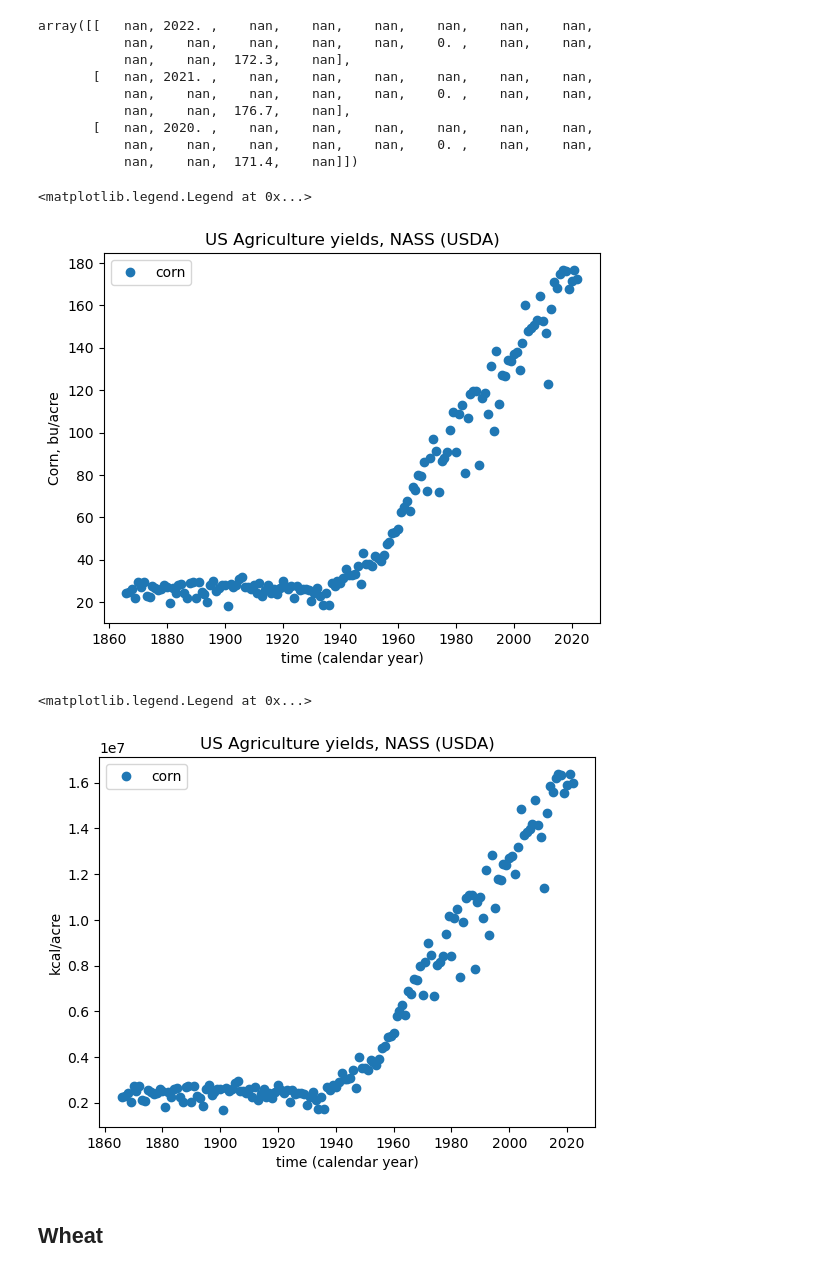
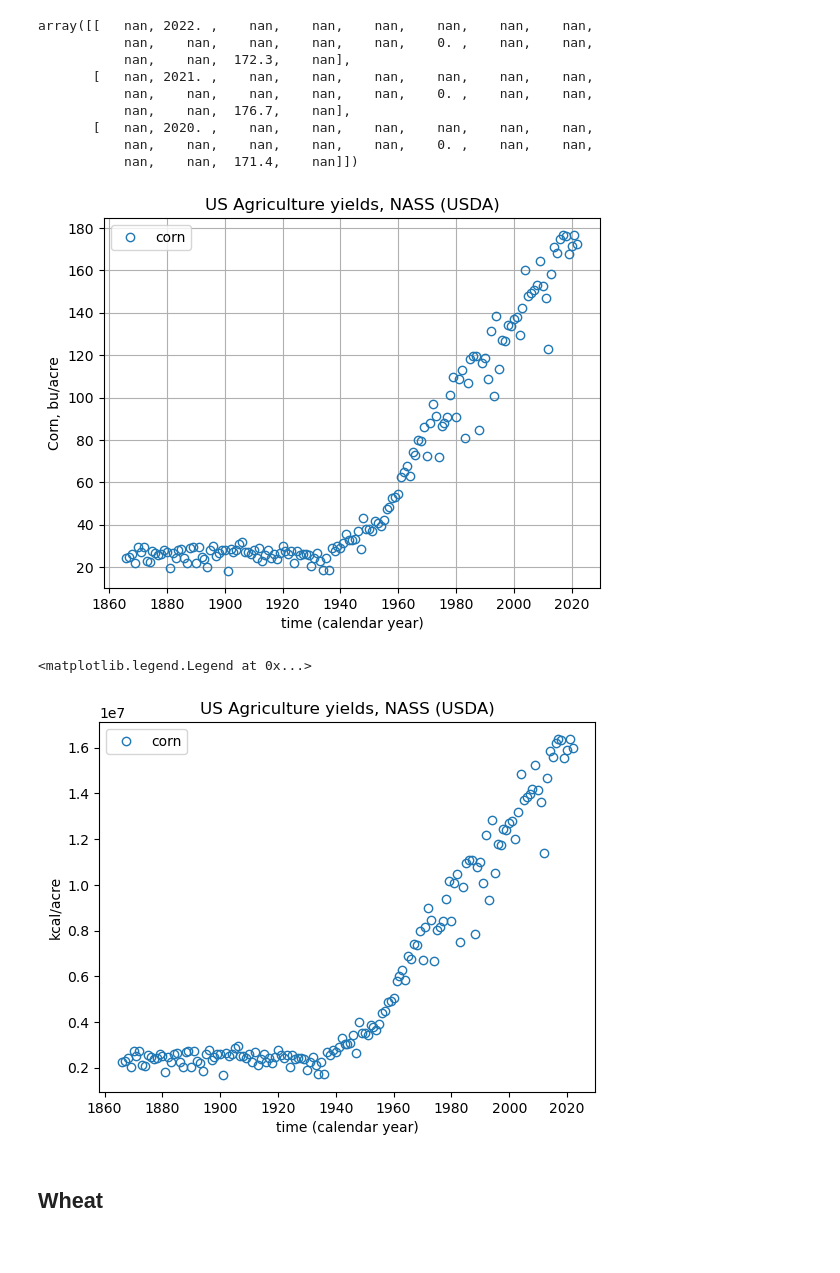
Before and after one commit to ntmoore/food_energy_paper, a Jupyter notebook: ag_yields_graph/make_figure.ipynb, the cells around one changed output. Drawn from its saved outputs; the diff is of its cells as text; code cells hidden in the pictures.

```diff
--- a/ag_yields_graph/make_figure.ipynb
+++ b/ag_yields_graph/make_figure.ipynb
@@ -66,19 +66,19 @@ corn_lbs_per_bu=(56.0/1.0)
 corn_kcal_per_gram=(365/100)
 corn_kcal_per_acre = corn_bu_per_acre*corn_lbs_per_bu*grams_per_lbs*corn_kcal_per_gram
 # %%
-plt.plot(corn_year,corn_bu_per_acre,"o",label="corn")
+plt.plot(corn_year,corn_bu_per_acre,"o",markerfacecolor="none",label="corn")
 plt.xlabel("time (calendar year)")
 plt.ylabel("Corn, bu/acre")
 plt.title("US Agriculture yields, NASS (USDA)")
 plt.legend()
+plt.grid()
 
 #plt.show()
 #plt.savefig("bear-quadratic.pdf")
 # %% [output]
-<matplotlib.legend.Legend at 0x...>
-[figure, old version]
+[figure, new version]
 # %%
-plt.plot(corn_year,corn_kcal_per_acre,"o",label="corn")
+plt.plot(corn_year,corn_kcal_per_acre,"o",markerfacecolor="none",label="corn")
 plt.xlabel("time (calendar year)")
 plt.ylabel("kcal/acre")
 plt.title("US Agriculture yields, NASS (USDA)")
@@ -88,7 +88,7 @@ plt.legend()
 #plt.savefig("bear-quadratic.pdf")
 # %% [output]
 <matplotlib.legend.Legend at 0x...>
-[figure, old version]
+[figure, new version]
 # %% [markdown]
 ## Wheat
 # %%
```
Also changed, not shown: parts of 8 cells of this notebook, 9 other files.
